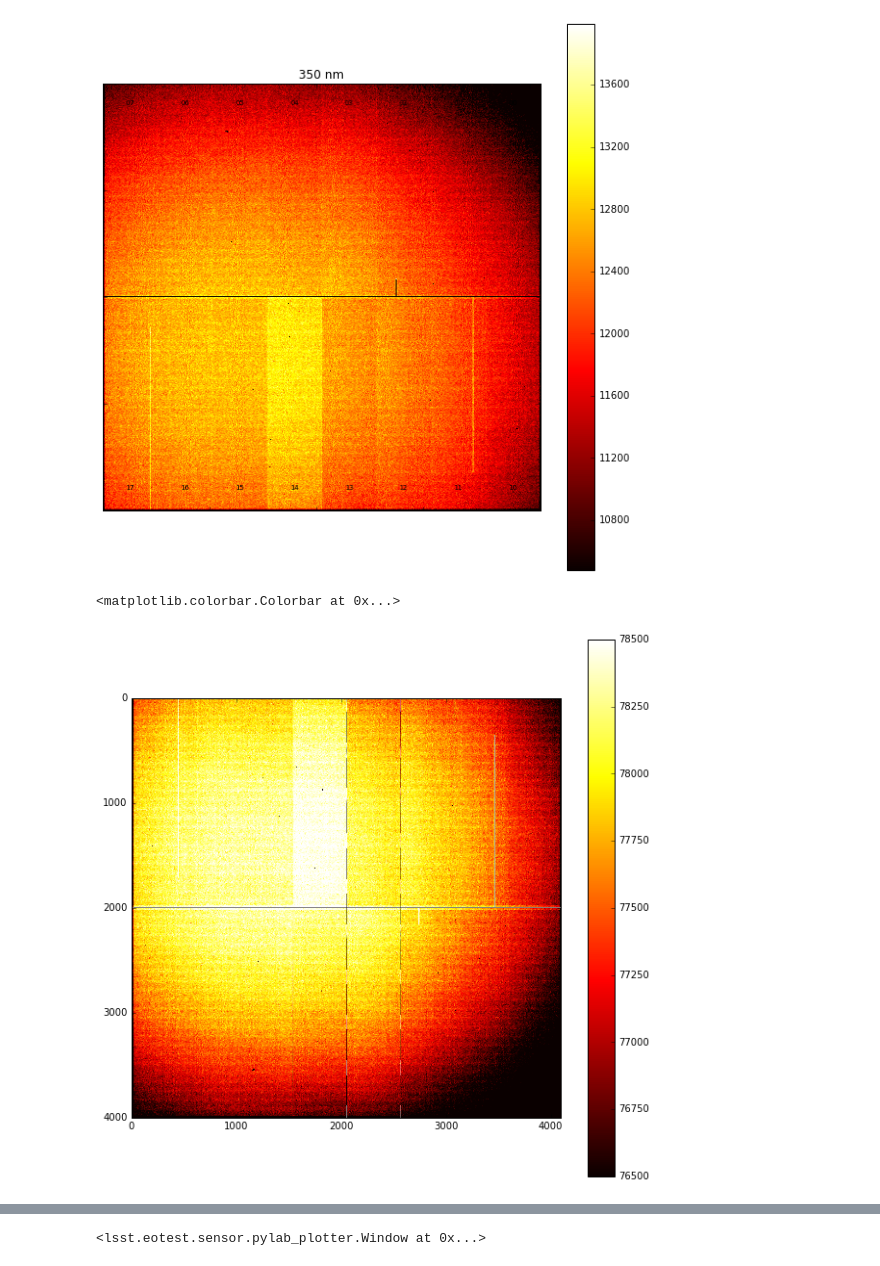
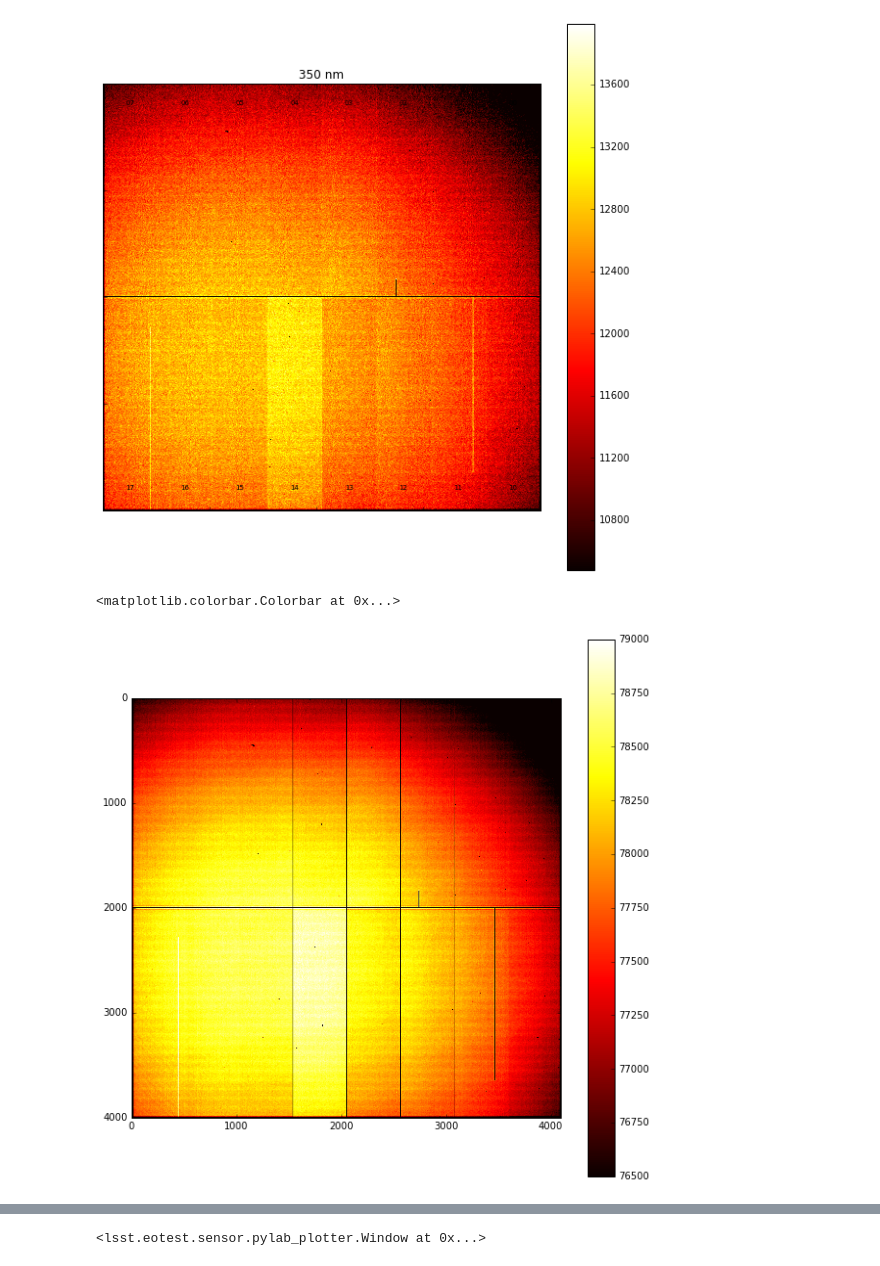
Before and after one commit to lsst-camera-dh/ccob-wb, a Jupyter notebook: notebooks/make_beam_average.ipynb, the cells around one changed output, grey strips where cells are left out. Cells and saved outputs as stored; diff of their text form; code cells hidden in the pictures.

```diff
--- a/notebooks/make_beam_average.ipynb
+++ b/notebooks/make_beam_average.ipynb
@@ -116,7 +135,7 @@ for slot in slot_names:
     imutils.writeFits({amp: image[amp].getImage() for amp in ccd_dict[slot]},
                       outfile, fits_files_dict[slot])
 # %%
-fits_files_dict_corr={slot : os.path.join(tmp_dir,'ccd'+slot+'_beam_reconstruction_'+config['led_name']+'.fits') for slot in slot_names}
+fits_files_dict_corr={slot : os.path.join(config['tmp_dir'],'ccd'+slot+'_beam_reconstruction_'+config['led_name']+'.fits') for slot in slot_names}
 dd_corr = raft.RaftMosaic(fits_files_dict_corr, bias_subtract=False)
 # %% [output]
 processing ccd02_beam_reconstruction_red.fits
@@ -130,0 +156,12 @@ processing ccd11_beam_reconstruction_red.fits
+# %%
+led_names = ['uv', 'blue', 'red', 'nm750', 'nm850','nm960']
+avg = np.zeros((len(led_names),len(slot_names)))
+for j,led in enumerate(led_names):
+    for i,slot in enumerate(slot_names):
+        fits_files_dict_corr={slot : os.path.join(config['tmp_dir'],'ccd'+slot+'_beam_reconstruction_'+led+'.fits') for slot in slot_names}
+        beam = sensorTest.MaskedCCD(os.path.join(config['tmp_dir'],fits_files_dict_corr[slot]))
+        for amp in 1+np.arange(15):
+            seg = beam.unbiased_and_trimmed_image(amp)
+            avg[j][i]+=np.mean(seg.getArrays()[0])
+        avg[j][i]=avg[j][i]/16.
+avg
@@ -130,0 +187,10 @@ processing ccd11_beam_reconstruction_red.fits
+# %%
+fig, ax = plt.subplots(nrows=1, ncols=1, figsize=(10,7))
+for i,led in enumerate(led_names):
+    ax.plot(avg[i,:]/avg[i,:][0]-1, marker='o', label=led)
+ax.set_xticklabels(slot_names)
+ax.set_ylim(-0.20,0.15)
+ax.set_ylabel('relative difference of ccd average w.r.t. S00', size='large')
+ax.axhline(0.0, color='k', ls=':')
+ax.legend()
+fig.savefig('ccob_rel.png')
@@ -224,17 +313,19 @@ seg_dict = {slot:fill_seg_dict(ccd_dict_corr[slot]) for slot in slot_names}
 for i,slot in enumerate(slot_names):
     if i==0 :
         image = make_ccd_image(seg_dict, ccd_dict_corr, slot)
+        ref = np.mean(image)
     else:
-        image += make_ccd_image(seg_dict, ccd_dict_corr, slot)
+        tmp = make_ccd_image(seg_dict, ccd_dict_corr, slot)
+        image += tmp*ref/np.mean(tmp)
 image/=float(len(slot_names))
 # %%
 import scipy.ndimage as ndimage
-#im = ndimage.gaussian_filter(image, sigma=(9, 9), order=0)
-plt.imshow(image[:,::-1], cmap='hot', vmin=76500, vmax=78500)
+im = ndimage.uniform_filter(image, (3, 3))
+plt.imshow(im[::-1,::-1], cmap='hot', vmin=76500, vmax=79000)
 plt.colorbar()
 # %% [output]
 <matplotlib.colorbar.Colorbar at 0x...>
-[figure, old version]
+[figure, new version]
 # %%
 fig, axes = plt.subplots(nrows=1, ncols=2, figsize=(12,4))
 axes[0].plot(image[1500,:])
```
Also changed, not shown: parts of 14 cells of this notebook, 1 other file.
